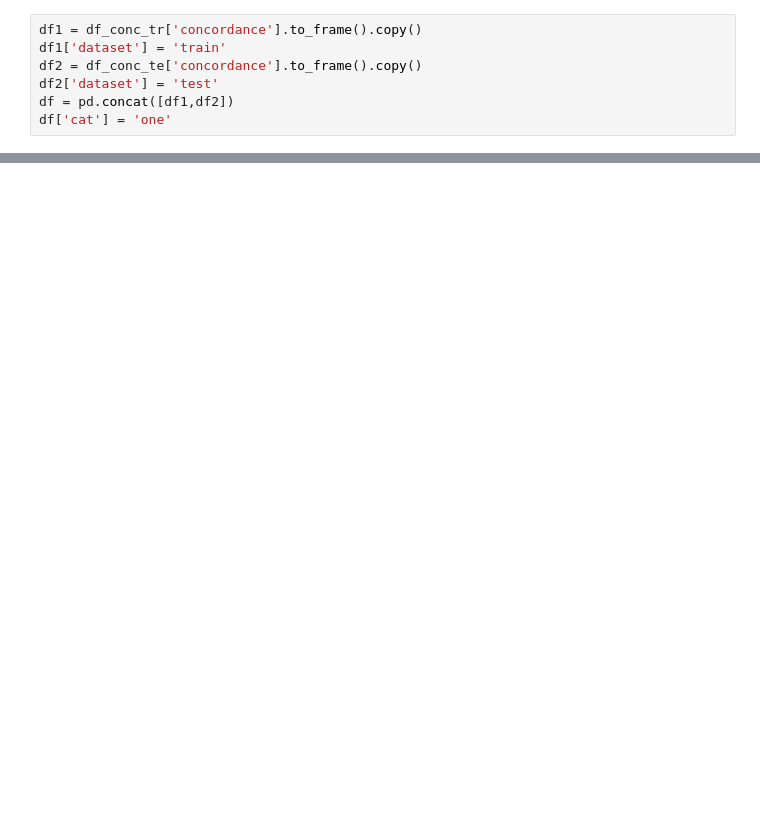
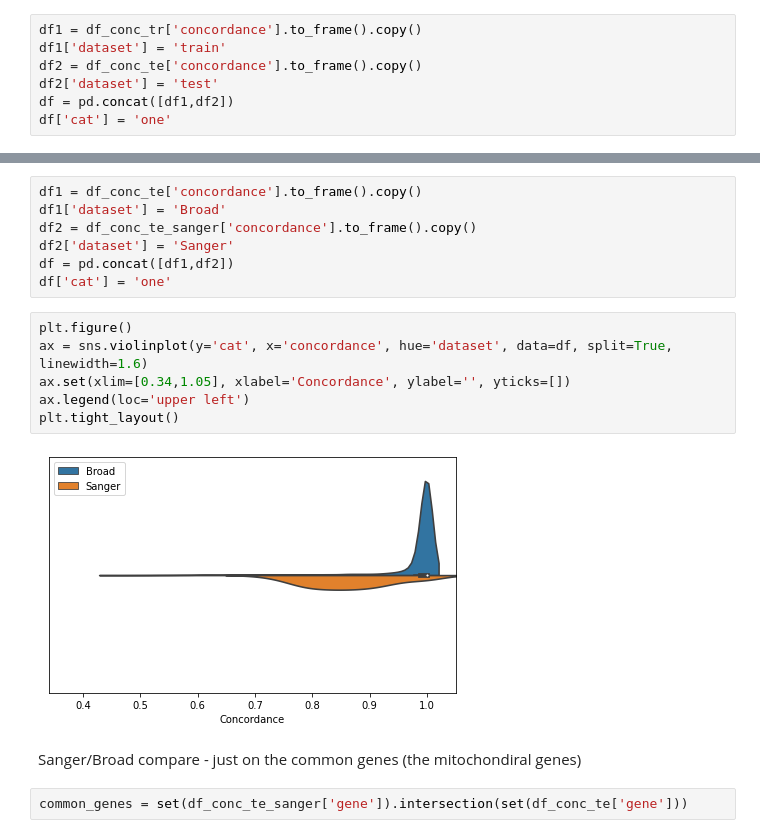
Before and after one commit to pritchardlabatpsu/cga_app, a Jupyter notebook: notebooks/02c-concordance_visual.ipynb, the cells around one changed output, grey strips where cells are left out. Cells and saved outputs as stored; diff of their text form; blank space fills up the shorter version.

```diff
--- a/notebooks/02c-concordance_visual.ipynb
+++ b/notebooks/02c-concordance_visual.ipynb
@@ -43,0 +59,19 @@ plt.tight_layout()
+# %%
+df1 = df_conc_te['concordance'].to_frame().copy()
+df1['dataset'] = 'Broad'
+df2 = df_conc_te_sanger['concordance'].to_frame().copy()
+df2['dataset'] = 'Sanger'
+df = pd.concat([df1,df2])
+df['cat'] = 'one'
+# %%
+plt.figure()
+ax = sns.violinplot(y='cat', x='concordance', hue='dataset', data=df, split=True, linewidth=1.6)
+ax.set(xlim=[0.34,1.05], xlabel='Concordance', ylabel='', yticks=[])
+ax.legend(loc='upper left')
+plt.tight_layout()
+# %% [output]
+[figure, added]
+# %% [markdown]
+Sanger/Broad compare - just on the common genes (the mitochondiral genes)
+# %%
+common_genes = set(df_conc_te_sanger['gene']).intersection(set(df_conc_te['gene']))
```
Also changed, not shown: parts of 10 cells of this notebook, 5 other files.
